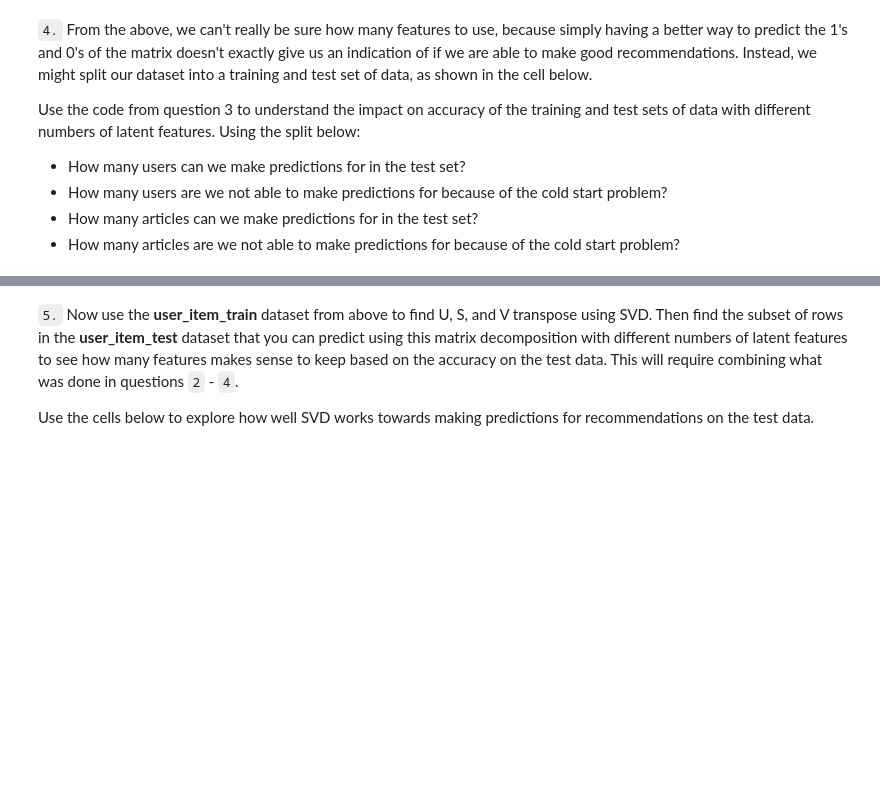
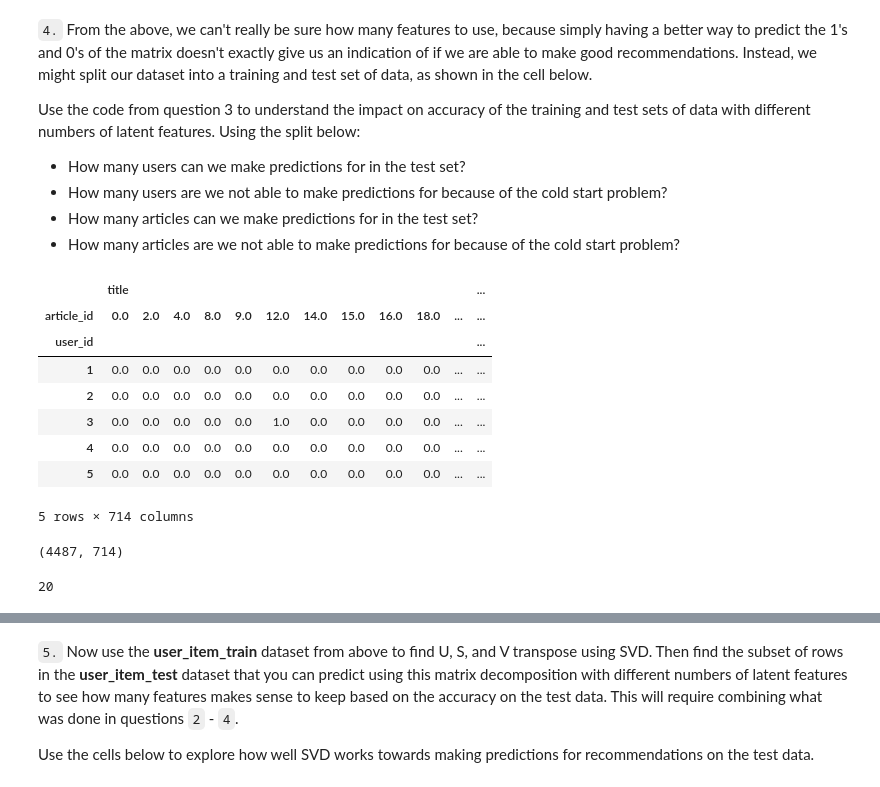
Before and after one commit to rabadzhiyski/recommendationsIBM, a Jupyter notebook: Recommendations_with_IBM.ipynb, the cells around one changed output, grey strips where cells are left out. Cells and saved outputs as stored; diff of their text form; code cells hidden in the pictures; blank space fills up the shorter version.

```diff
--- a/Recommendations_with_IBM.ipynb
+++ b/Recommendations_with_IBM.ipynb
@@ -915,7 +922,33 @@ def create_test_and_train_user_item(df_train, df_test):
 
     '''
     # Your code here
+    user_item_train = create_user_item_matrix(df_train)
+    user_item_test = create_user_item_matrix(df_test)
+    test_idx = list(user_item_test.index.values)
+    test_arts = user_item_test.title.columns.values
 
     return user_item_train, user_item_test, test_idx, test_arts
 
 user_item_train, user_item_test, test_idx, test_arts = create_test_and_train_user_item(df_train, df_test)
+# %%
+user_item_train.head()
+# %% [output]
+|  | title |  |  |  |  |  |  |  |  |  |  | ... |
+| article_id | 0.0 | 2.0 | 4.0 | 8.0 | 9.0 | 12.0 | 14.0 | 15.0 | 16.0 | 18.0 | ... | ... |
+| user_id |  |  |  |  |  |  |  |  |  |  |  | ... |
+| 1 | 0.0 | 0.0 | 0.0 | 0.0 | 0.0 | 0.0 | 0.0 | 0.0 | 0.0 | 0.0 | ... | ... |
+| 2 | 0.0 | 0.0 | 0.0 | 0.0 | 0.0 | 0.0 | 0.0 | 0.0 | 0.0 | 0.0 | ... | ... |
+| 3 | 0.0 | 0.0 | 0.0 | 0.0 | 0.0 | 1.0 | 0.0 | 0.0 | 0.0 | 0.0 | ... | ... |
+| 4 | 0.0 | 0.0 | 0.0 | 0.0 | 0.0 | 0.0 | 0.0 | 0.0 | 0.0 | 0.0 | ... | ... |
+| 5 | 0.0 | 0.0 | 0.0 | 0.0 | 0.0 | 0.0 | 0.0 | 0.0 | 0.0 | 0.0 | ... | ... |
+5 rows × 714 columns
+# %%
+user_item_train.shape
+# %% [output]
+(4487, 714)
+# %%
+# 'How many users can we make predictions for in the test set
+users = user_item_train.index.isin(test_idx)
+users.sum()
+# %% [output]
+20
```
Also changed, not shown: parts of 24 cells of this notebook.
